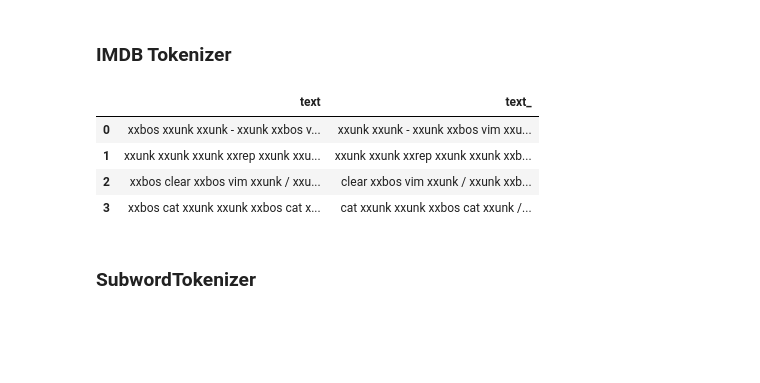
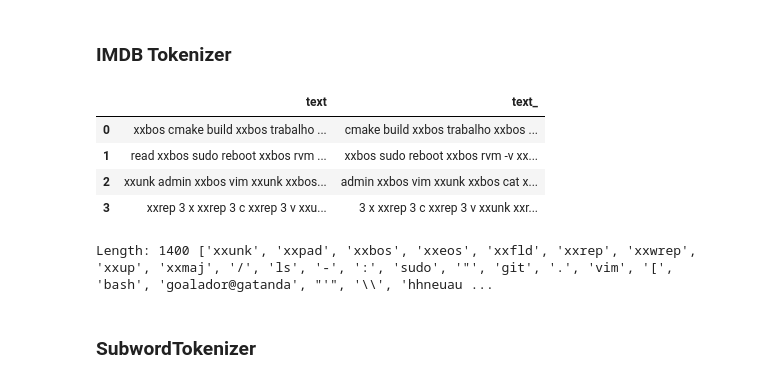
Before and after one commit to chTeut/gnn_project, a Jupyter notebook: FastAI/shell_cmd_transformer.ipynb, the cells around one changed output. Drawn from its saved outputs; the diff is of its cells as text; code cells hidden in the pictures; blank space fills up the shorter version.

```diff
--- a/FastAI/shell_cmd_transformer.ipynb
+++ b/FastAI/shell_cmd_transformer.ipynb
@@ -193,38 +193,42 @@ class MyTokenizer(Transform):
 
     def encodes(self, txts):
         with open(txts, 'r') as file:
             content = file.read()
         return self.tok(content)
 
     def decodes(self, encoded):
         return self.tok.decode(encoded)
 
 class MyNumerizer(Transform):
     def setups(self, items):
         self.num = Numericalize()
         self.num.setup(items)
         self.vocab = self.num.vocab
 
     def encodes(self, toks):
         return self.num(toks)
 
     def decodes(self, encoded):
         return self.num.decode(encoded)
 
-limit = 100
+limit = 10000
 path_test = '/home/chris/University/gnn_project/'
 tfms = [[MyTokenizer(),MyNumerizer()]]
 files = get_text_files(path_test, folders = ['data'])
 dsets = Datasets(files[:limit], tfms)
 dls = dsets.dataloaders(dl_type=LMDataLoader, bs=4)
 
 dls.show_batch(max_n=10)
 # %% [output]
 |  | text | text_ |
-| 0 | xxbos xxunk xxunk - xxunk xxbos v... | xxunk xxunk - xxunk xxbos vim xxu... |
-| 1 | xxunk xxunk xxunk xxrep xxunk xxu... | xxunk xxunk xxrep xxunk xxunk xxb... |
-| 2 | xxbos clear xxbos vim xxunk / xxu... | clear xxbos vim xxunk / xxunk xxb... |
-| 3 | xxbos cat xxunk xxunk xxbos cat x... | cat xxunk xxunk xxbos cat xxunk /... |
+| 0 | xxbos cmake build xxbos trabalho ... | cmake build xxbos trabalho xxbos ... |
+| 1 | read xxbos sudo reboot xxbos rvm ... | xxbos sudo reboot xxbos rvm -v xx... |
+| 2 | xxunk admin xxbos vim xxunk xxbos... | admin xxbos vim xxunk xxbos cat x... |
+| 3 | xxrep 3 x xxrep 3 c xxrep 3 v xxu... | 3 x xxrep 3 c xxrep 3 v xxunk xxr... |
+# %%
+print("Length:",len(dls.vocab),dls.vocab)
+# %% [output]
+Length: 1400 ['xxunk', 'xxpad', 'xxbos', 'xxeos', 'xxfld', 'xxrep', 'xxwrep', 'xxup', 'xxmaj', '/', 'ls', '-', ':', 'sudo', '"', 'git', '.', 'vim', '[', 'bash', 'goalador@gatanda', "'", '\\', 'hhneuau ...
 # %% [markdown]
 ### SubwordTokenizer
 # %%
```
Also changed, not shown: parts of 20 cells of this notebook, 2 other files.
